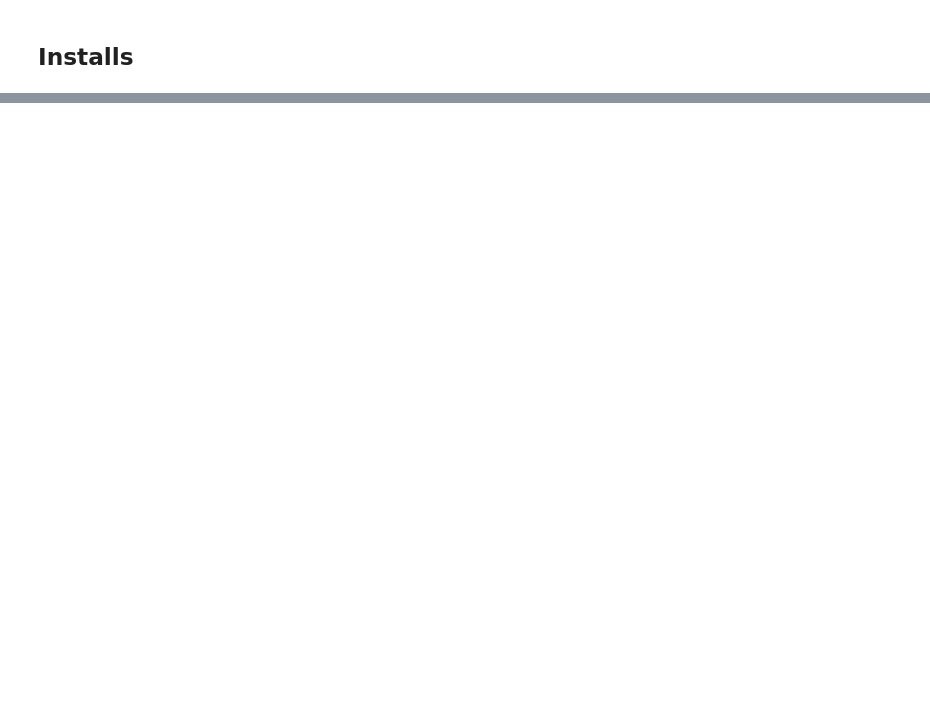
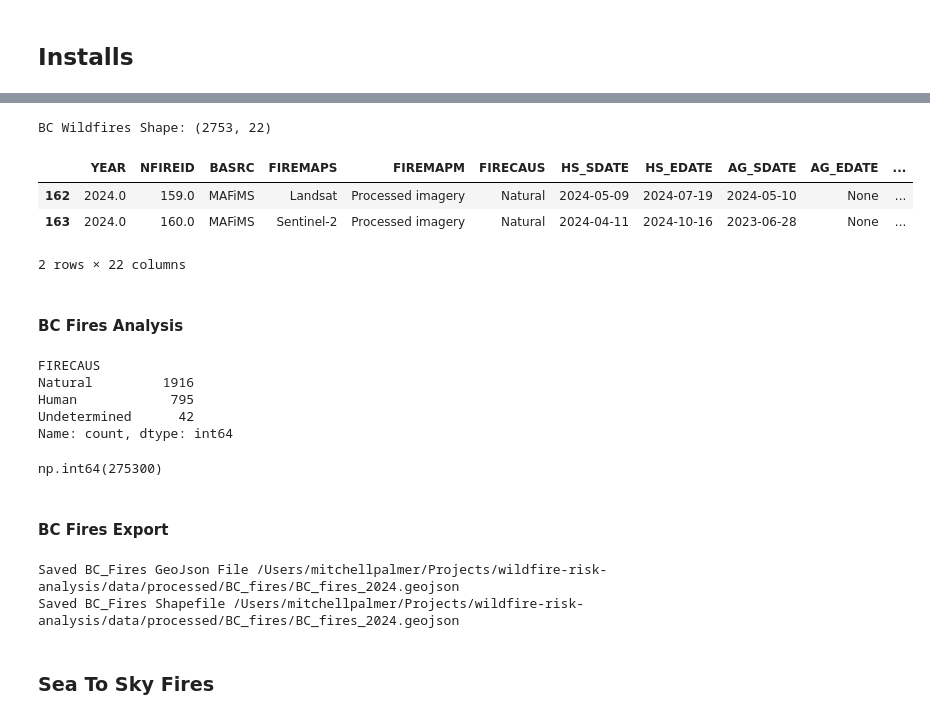
Before and after one commit to Mitch-P-Analyst/wildfire-risk-analysis, a Jupyter notebook: notebooks/02_shapefiles.IPYNB, the cells around one changed output, grey strips where cells are left out. Cells and saved outputs as stored; diff of their text form; code cells hidden in the pictures; blank space fills up the shorter version.

```diff
--- a/notebooks/02_shapefiles.IPYNB
+++ b/notebooks/02_shapefiles.IPYNB
@@ -39,0 +131,26 @@ for folder in zipfolders:
+# %%
+
+# Pick a reference CRS from the first GeoDataFrame
+first_gdf = next(iter(all_gdfs.values()))
+target_crs = first_gdf.crs
+
+gdfs_to_concat = []
+
+for name, gdf in all_gdfs.items():
+    # reproject if needed
+    if gdf.crs != target_crs:
+        gdf = gdf.to_crs(target_crs)
+
+    # either keep only columns shared by all:
+    # gdf = gdf[common_cols]
+
+    # or, if you’re okay with missing columns being NaN, skip that line
+    gdfs_to_concat.append(gdf)
+
+# Stack them vertically
+fires_all_years = gpd.GeoDataFrame(
+    pd.concat(gdfs_to_concat, ignore_index=True),
+    crs=target_crs
+)
+# %%
+combined = {"NBAC_all_years": fires_all_years}
@@ -39,0 +210,51 @@ for folder in zipfolders:
+# %%
+BC_gdfs = combined["NBAC_all_years"][combined["NBAC_all_years"]['ADMIN_AREA']=='BC']
+print(f'BC Wildfires Shape: {BC_gdfs.shape}\n')
+BC_gdfs.head(2)
+# %% [output]
+BC Wildfires Shape: (2753, 22)
+|  | YEAR | NFIREID | BASRC | FIREMAPS | FIREMAPM | FIRECAUS | HS_SDATE | HS_EDATE | AG_SDATE | AG_EDATE | ... |
+| 162 | 2024.0 | 159.0 | MAFiMS | Landsat | Processed imagery | Natural | 2024-05-09 | 2024-07-19 | 2024-05-10 | None | ... |
+| 163 | 2024.0 | 160.0 | MAFiMS | Sentinel-2 | Processed imagery | Natural | 2024-04-11 | 2024-10-16 | 2023-06-28 | None | ... |
+2 rows × 22 columns
+# %% [markdown]
+#### BC Fires Analysis
+# %%
+BC_gdfs['FIRECAUS'].value_counts()
+# %% [output]
+FIRECAUS
+Natural         1916
+Human            795
+Undetermined      42
+Name: count, dtype: int64
+# %%
+BC_gdfs['FIRECAUS'].value_counts()*100
+# %% [output]
+np.int64(275300)
+# %% [markdown]
+#### BC Fires Export
+# %%
+
+# Keep only columns you actually need to keep the file small
+cols = ['GID', 'NFIREID', 'YEAR', 'ADMIN_AREA', 'ADJ_HA', 'geometry']
+BC_simple = BC_gdfs[cols].copy()
+
+BC_4326 = BC_simple.to_crs(epsg=4326)
+
+
+
+
+bc_path_geojson = processed_dir/ 'BC_fires'/ "BC_fires_2024.geojson"
+BC_4326.to_file(bc_path_geojson, driver="GeoJSON")
+
+print("Saved BC_Fires GeoJson File", bc_path_geojson)
+
+bc_path_shp = processed_dir/ 'BC_fires'/"BC_fires_2024_shp"
+BC_4326.to_file(bc_path_shp)
+
+print("Saved BC_Fires Shapefile", bc_path_geojson)
+# %% [output]
+Saved BC_Fires GeoJson File /Users/mitchellpalmer/Projects/wildfire-risk-analysis/data/processed/BC_fires/BC_fires_2024.geojson
+Saved BC_Fires Shapefile /Users/mitchellpalmer/Projects/wildfire-risk-analysis/data/processed/BC_fires/BC_fires_2024.geojson
+# %% [markdown]
+### Sea To Sky Fires
```
Also changed, not shown: parts of 18 cells of this notebook, 11 other files.
